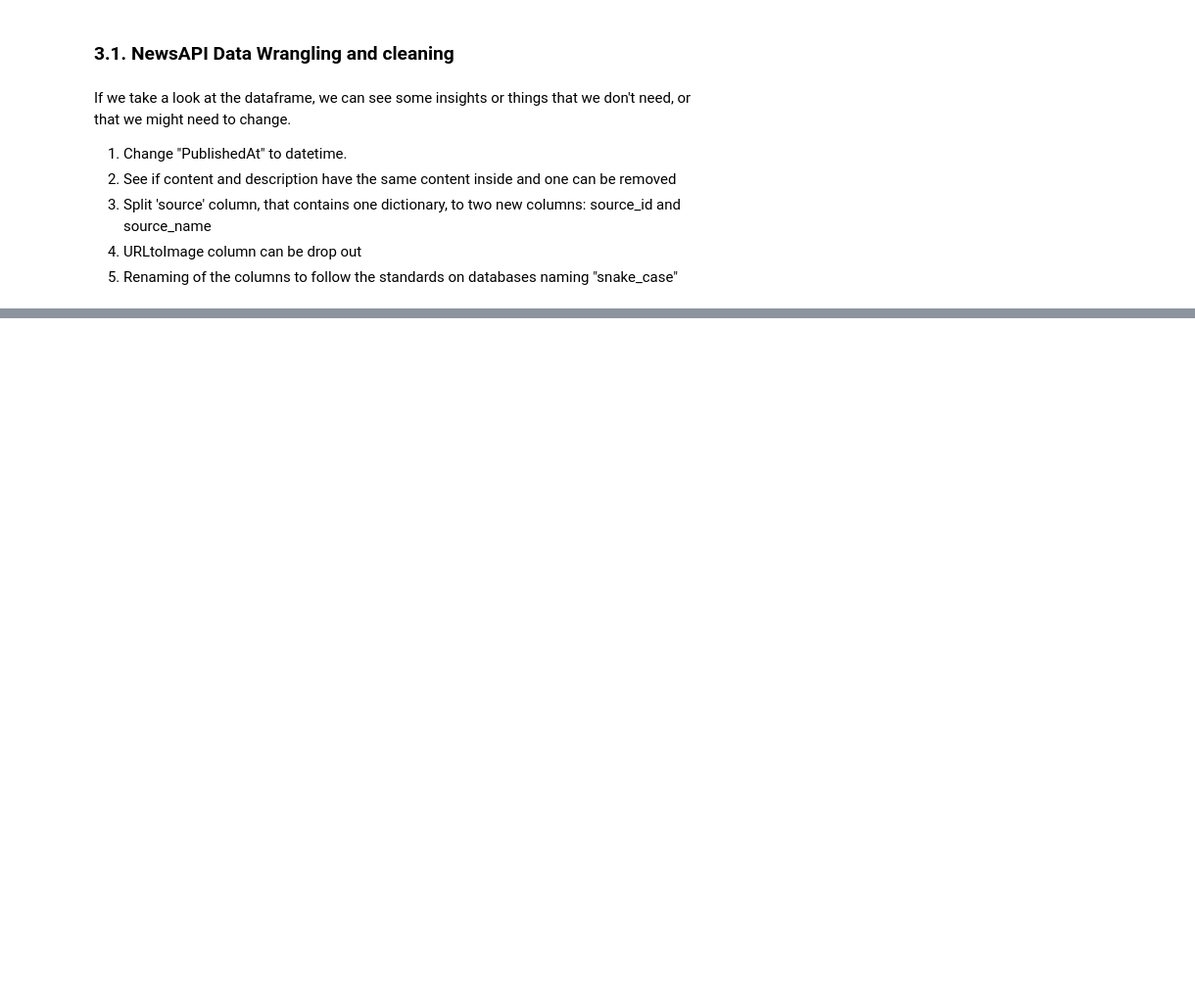
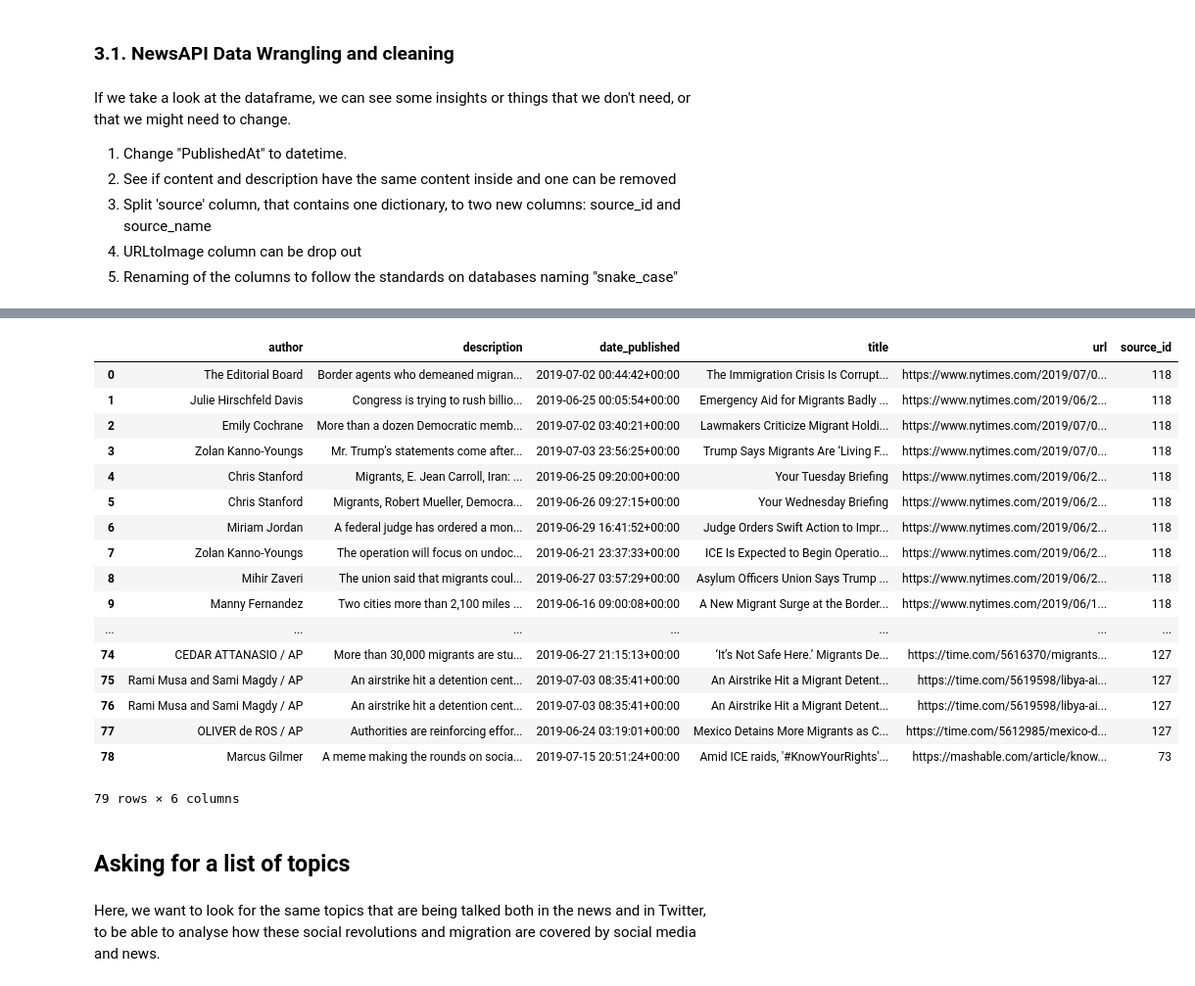
Before and after one commit to albertoabreu91/Project-Week-3-Data-Thieves, a Jupyter notebook: your-project/In_tests/NewsAPI_datacollection.ipynb, the cells around one changed output, grey strips where cells are left out. Shown: that part at 98% size. Drawn from its saved outputs; the diff is of its cells as text; code cells hidden in the pictures; blank space fills up the shorter version.

```diff
--- a/your-project/In_tests/NewsAPI_datacollection.ipynb
+++ b/your-project/In_tests/NewsAPI_datacollection.ipynb
@@ -208,0 +301,7 @@ open_arms_formatted.head()
+# %%
+def prepare_data(df):
+    df2 = pd.merge(df, sources_label_df, how='inner', left_on= 'source_name', right_on = 'name')
+    df2 = df2[['author', 'description_x', 'date_published', 'title', 'url_x', 'source_id']]
+    df2.columns = ['author', 'description', 'date_published', 'title', 'url', 'source_id']
+    return df2
+    return df2
@@ -208,0 +310,2 @@ open_arms_formatted.head()
+# %%
+migrants = newsAPI_getnews(topic='migrants', from_page= 1, to_page=5)
@@ -208,0 +318,29 @@ open_arms_formatted.head()
+# %%
+migrants_formatted = NewsAPI_format_df(migrants)
+# %%
+migrants_formatted_2 = prepare_data(migrants_formatted)
+# %%
+migrants_formatted_2
+# %% [output]
+|  | author | description | date_published | title | url | source_id |
+| 0 | The Editorial Board | Border agents who demeaned migran... | 2019-07-02 00:44:42+00:00 | The Immigration Crisis Is Corrupt... | https://www.nytimes.com/2019/07/0... | 118 |
+| 1 | Julie Hirschfeld Davis | Congress is trying to rush billio... | 2019-06-25 00:05:54+00:00 | Emergency Aid for Migrants Badly ... | https://www.nytimes.com/2019/06/2... | 118 |
+| 2 | Emily Cochrane | More than a dozen Democratic memb... | 2019-07-02 03:40:21+00:00 | Lawmakers Criticize Migrant Holdi... | https://www.nytimes.com/2019/07/0... | 118 |
+| 3 | Zolan Kanno-Youngs | Mr. Trump’s statements come after... | 2019-07-03 23:56:25+00:00 | Trump Says Migrants Are ‘Living F... | https://www.nytimes.com/2019/07/0... | 118 |
+| 4 | Chris Stanford | Migrants, E. Jean Carroll, Iran: ... | 2019-06-25 09:20:00+00:00 | Your Tuesday Briefing | https://www.nytimes.com/2019/06/2... | 118 |
+| 5 | Chris Stanford | Migrants, Robert Mueller, Democra... | 2019-06-26 09:27:15+00:00 | Your Wednesday Briefing | https://www.nytimes.com/2019/06/2... | 118 |
+| 6 | Miriam Jordan | A federal judge has ordered a mon... | 2019-06-29 16:41:52+00:00 | Judge Orders Swift Action to Impr... | https://www.nytimes.com/2019/06/2... | 118 |
+| 7 | Zolan Kanno-Youngs | The operation will focus on undoc... | 2019-06-21 23:37:33+00:00 | ICE Is Expected to Begin Operatio... | https://www.nytimes.com/2019/06/2... | 118 |
+| 8 | Mihir Zaveri | The union said that migrants coul... | 2019-06-27 03:57:29+00:00 | Asylum Officers Union Says Trump ... | https://www.nytimes.com/2019/06/2... | 118 |
+| 9 | Manny Fernandez | Two cities more than 2,100 miles ... | 2019-06-16 09:00:08+00:00 | A New Migrant Surge at the Border... | https://www.nytimes.com/2019/06/1... | 118 |
+| ... | ... | ... | ... | ... | ... | ... |
+| 74 | CEDAR ATTANASIO / AP | More than 30,000 migrants are stu... | 2019-06-27 21:15:13+00:00 | ‘It’s Not Safe Here.’ Migrants De... | https://time.com/5616370/migrants... | 127 |
+| 75 | Rami Musa and Sami Magdy / AP | An airstrike hit a detention cent... | 2019-07-03 08:35:41+00:00 | An Airstrike Hit a Migrant Detent... | https://time.com/5619598/libya-ai... | 127 |
+| 76 | Rami Musa and Sami Magdy / AP | An airstrike hit a detention cent... | 2019-07-03 08:35:41+00:00 | An Airstrike Hit a Migrant Detent... | https://time.com/5619598/libya-ai... | 127 |
+| 77 | OLIVER de ROS / AP | Authorities are reinforcing effor... | 2019-06-24 03:19:01+00:00 | Mexico Detains More Migrants as C... | https://time.com/5612985/mexico-d... | 127 |
+| 78 | Marcus Gilmer | A meme making the rounds on socia... | 2019-07-15 20:51:24+00:00 | Amid ICE raids, '#KnowYourRights'... | https://mashable.com/article/know... | 73 |
+79 rows × 6 columns
+# %% [markdown]
+## Asking for a list of topics
+# %% [markdown]
+Here, we want to look for the same topics that are being talked both in the news and in Twitter, to be able to analyse how these social revolutions and migration are covered by social media and news.
```
Also changed, not shown: parts of 23 cells of this notebook.
